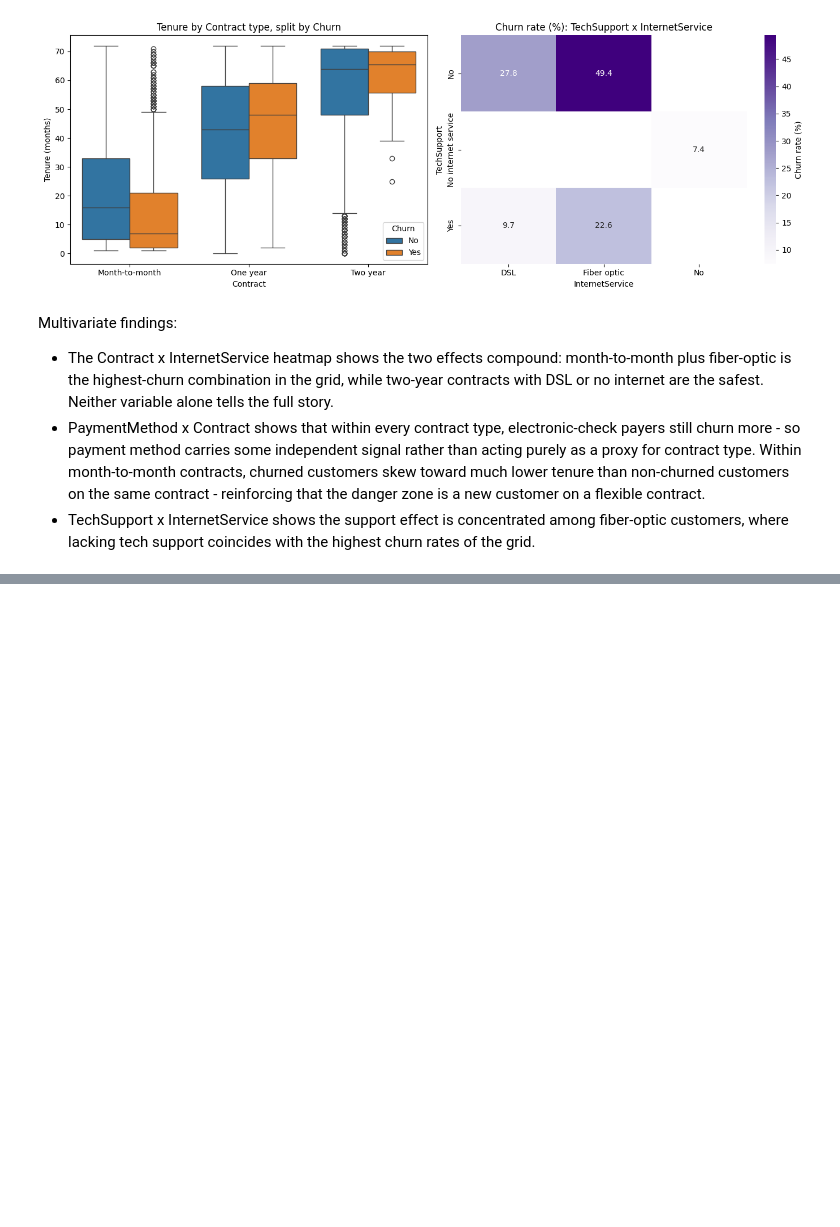
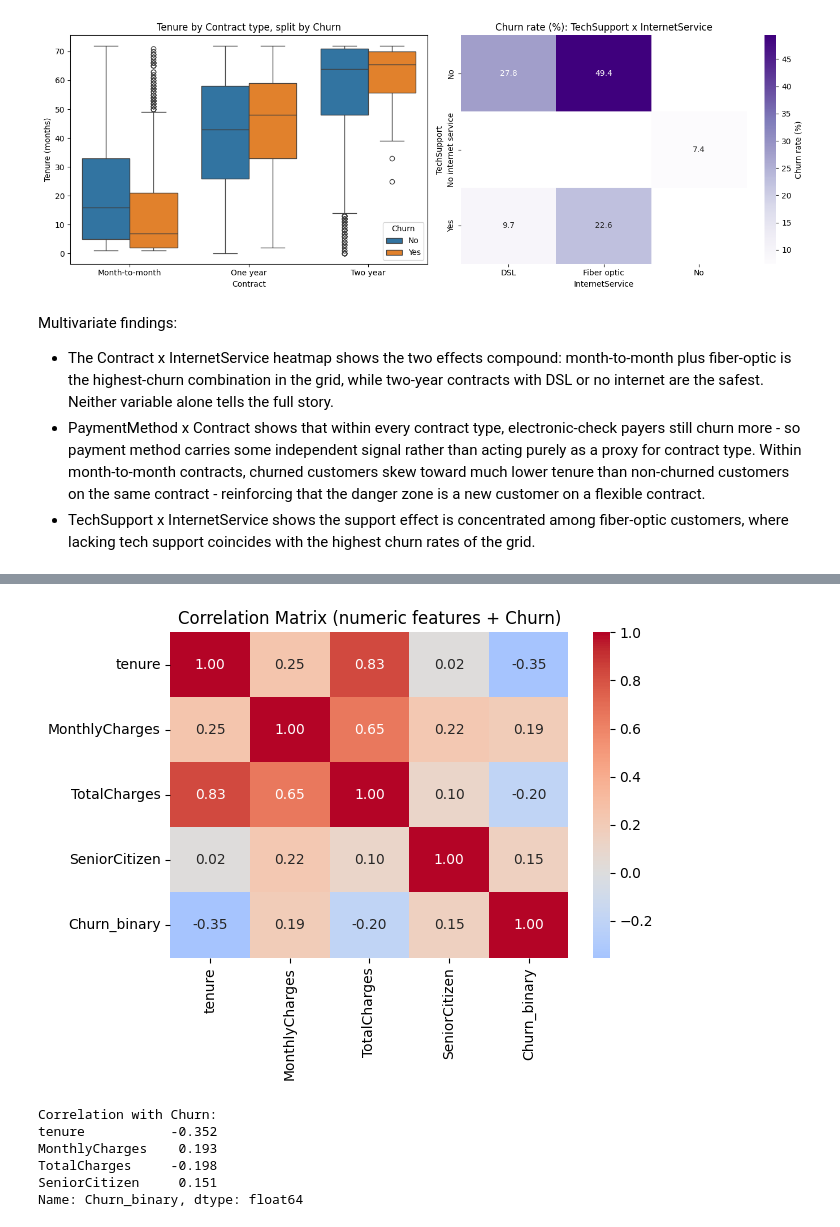
Before and after one commit to DaffaAlfiannoor/Customer-Churn-Analysis-and-Prediction, a Jupyter notebook: prediction.ipynb, the cells around one changed output, grey strips where cells are left out. Drawn from its saved outputs; the diff is of its cells as text; code cells hidden in the pictures; blank space fills up the shorter version.

```diff
--- a/prediction.ipynb
+++ b/prediction.ipynb
@@ -515,0 +525,21 @@ Within month-to-month contracts, churned customers skew toward much lower tenure
+# %%
+df['Churn_binary'] = (df["Churn"] == 'Yes').astype(int)
+numeric_for_corr = ['tenure', 'MonthlyCharges', 'TotalCharges', 'SeniorCitizen']
+
+corr = df[numeric_for_corr + ['Churn_binary']].corr()
+fig, ax = plt.subplots(figsize=(6.5, 5))
+sns.heatmap(corr, annot=True, fmt=".2f", cmap="coolwarm", center=0,ax=ax)
+ax.set_title("Correlation Matrix (numeric features + Churn)")
+plt.tight_layout()
+plt.show()
+
+print("Correlation with Churn:")
+print(corr['Churn_binary'].drop('Churn_binary').round(3))
+# %% [output]
+[figure, added]
+Correlation with Churn:
+tenure           -0.352
+MonthlyCharges    0.193
+TotalCharges     -0.198
+SeniorCitizen     0.151
+Name: Churn_binary, dtype: float64
```
Also changed, not shown: parts of 20 cells of this notebook.
